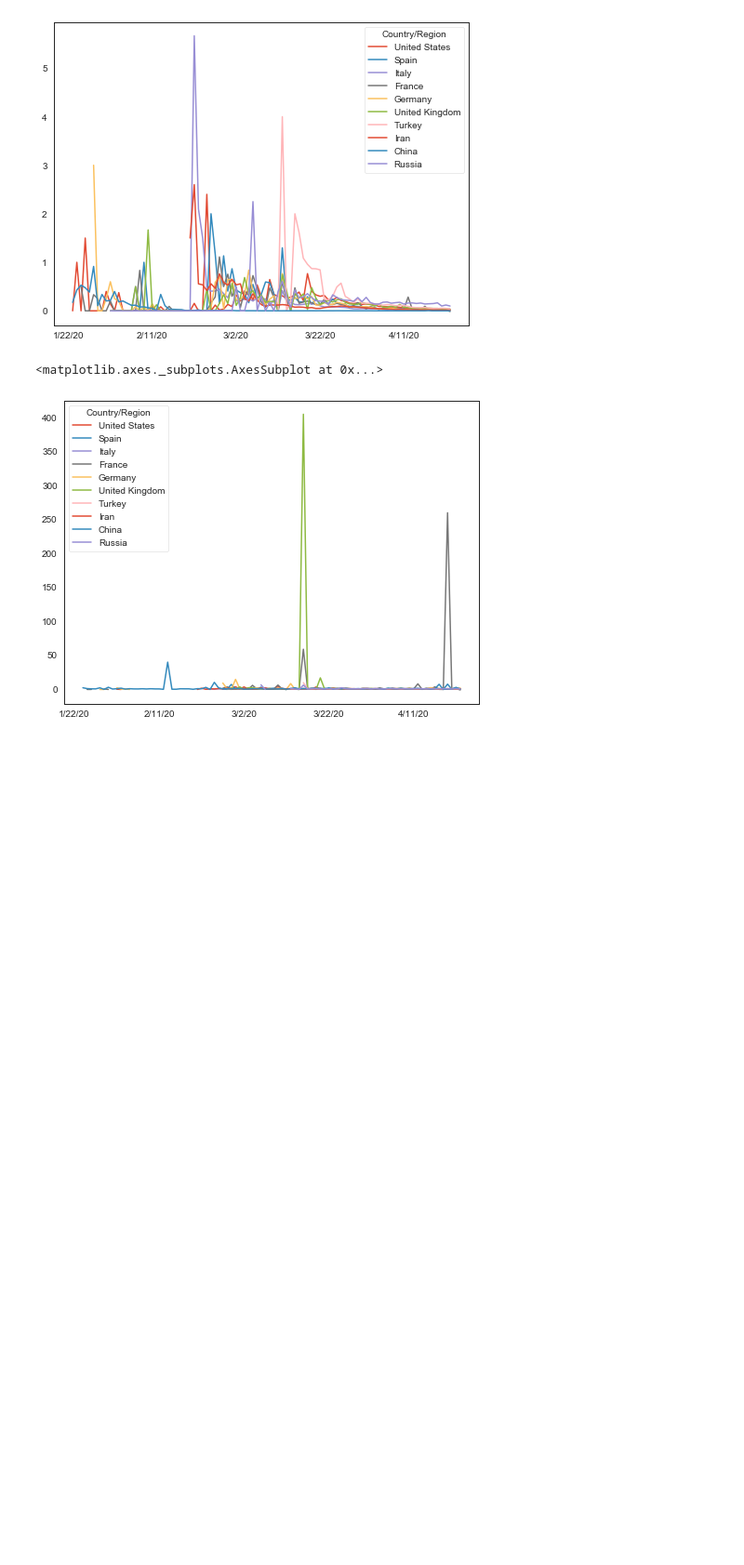
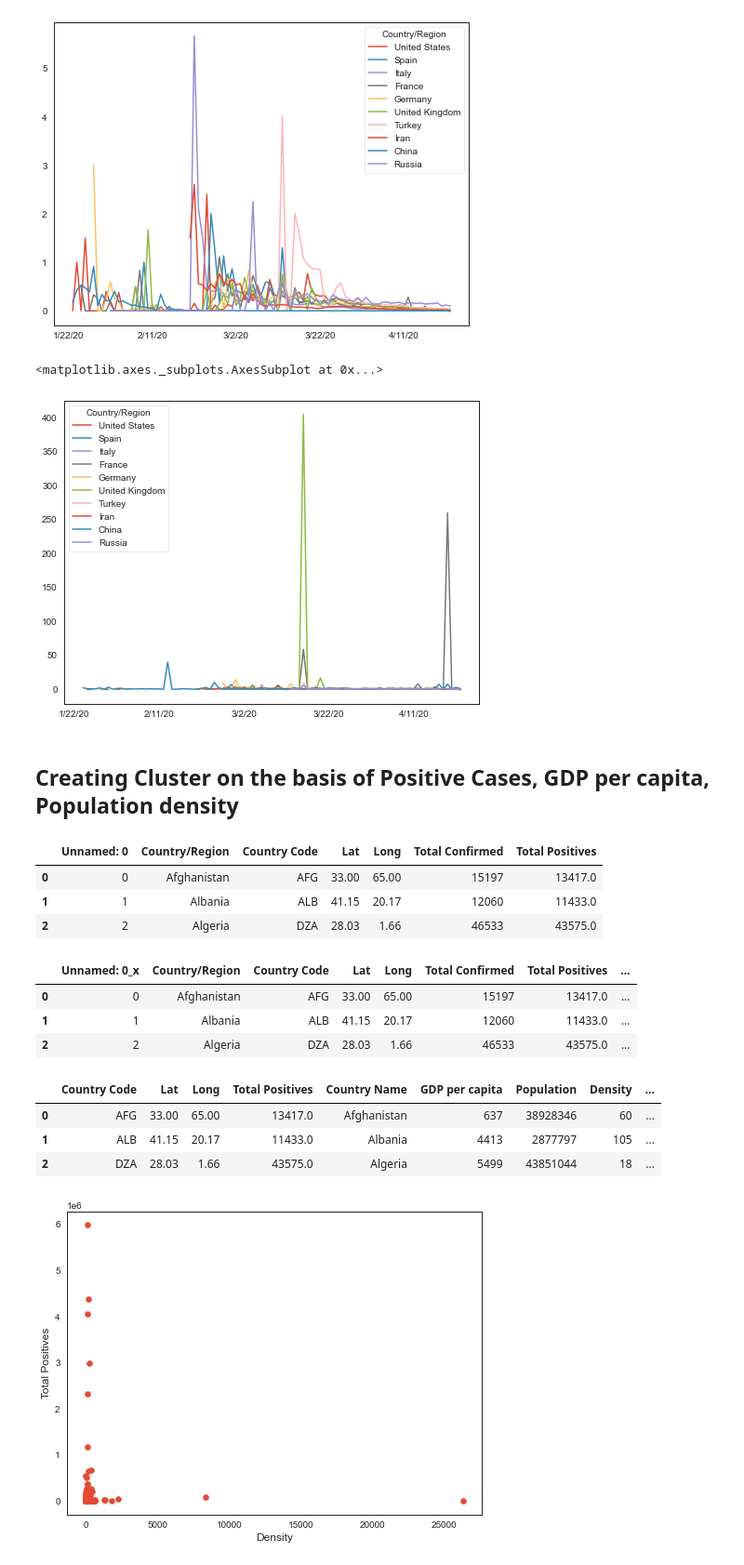
Before and after one commit to dtangster/cmpe256, a Jupyter notebook: hidden_dragon.ipynb, the cells around one changed output. Shown: that part at 93% size. Saved outputs shown, nothing was run; the diff lists cells and outputs as text; code cells hidden in the pictures; blank space fills up the shorter version.

Commit message:
Added clustering part in master notebook

```diff
--- a/hidden_dragon.ipynb
+++ b/hidden_dragon.ipynb
@@ -646,3 +650,45 @@ confirmed_acceleration_df[columns[:10]].plot()
 # %% [output]
 <matplotlib.axes._subplots.AxesSubplot at 0x...>
 [figure]
+# %% [markdown]
+## Creating Cluster on the basis of Positive Cases, GDP per capita, Population density
+# %%
+positive_cases = pd.read_csv('datasets/aggregated_counts.csv')
+positive_cases.head(n=3)
+# %% [output]
+|  | Unnamed: 0 | Country/Region | Country Code | Lat | Long | Total Confirmed | Total Positives |
+| 0 | 0 | Afghanistan | AFG | 33.00 | 65.00 | 15197 | 13417.0 |
+| 1 | 1 | Albania | ALB | 41.15 | 20.17 | 12060 | 11433.0 |
+| 2 | 2 | Algeria | DZA | 28.03 | 1.66 | 46533 | 43575.0 |
+# %%
+gdp_density = pd.read_csv('datasets/gdp_per_capita_and_population_density.csv')
+gdp_density.rename(columns={"GDP per capita (current US$)":"GDP per capita"}, inplace=True)
+data = pd.merge(positive_cases,gdp_density,left_on='Country Code', right_on='Country Code')
+data.head(n=3)
+# %% [output]
+|  | Unnamed: 0_x | Country/Region | Country Code | Lat | Long | Total Confirmed | Total Positives | ... |
+| 0 | 0 | Afghanistan | AFG | 33.00 | 65.00 | 15197 | 13417.0 | ... |
+| 1 | 1 | Albania | ALB | 41.15 | 20.17 | 12060 | 11433.0 | ... |
+| 2 | 2 | Algeria | DZA | 28.03 | 1.66 | 46533 | 43575.0 | ... |
+# %%
+populations_data = pd.read_csv('datasets/Populations_and_popdensity.csv')
+data = pd.merge(data, populations_data,left_on='Country/Region', right_on='Country/Region')
+data = data.drop(['Unnamed: 0_x','Country/Region','Unnamed: 0_y', 'Total Confirmed','Population density'], axis=1)
+data.head(n=3)
+# %% [output]
+|  | Country Code | Lat | Long | Total Positives | Country Name | GDP per capita | Population | Density | ... |
+| 0 | AFG | 33.00 | 65.00 | 13417.0 | Afghanistan | 637 | 38928346 | 60 | ... |
+| 1 | ALB | 41.15 | 20.17 | 11433.0 | Albania | 4413 | 2877797 | 105 | ... |
+| 2 | DZA | 28.03 | 1.66 | 43575.0 | Algeria | 5499 | 43851044 | 18 | ... |
+# %%
+data['Total Positives'] = data['Total Positives'].apply(np.int64)
+columns_titles = ["Country Name","Country Code","Total Positives","GDP per capita","Population","Density","Urban Population","Lat","Long"]
+data = data.reindex(columns=columns_titles)
+data['Urban Population'] = data['Urban Population'].apply(np.int64)
+# %%
+plt.scatter(data['Density'][:],data['Total Positives'][:])
+plt.xlabel('Density')
+plt.ylabel('Total Positives')
+plt.show()
+# %% [output]
+[figure, added]
```
Also changed, not shown: parts of 10 cells of this notebook.
